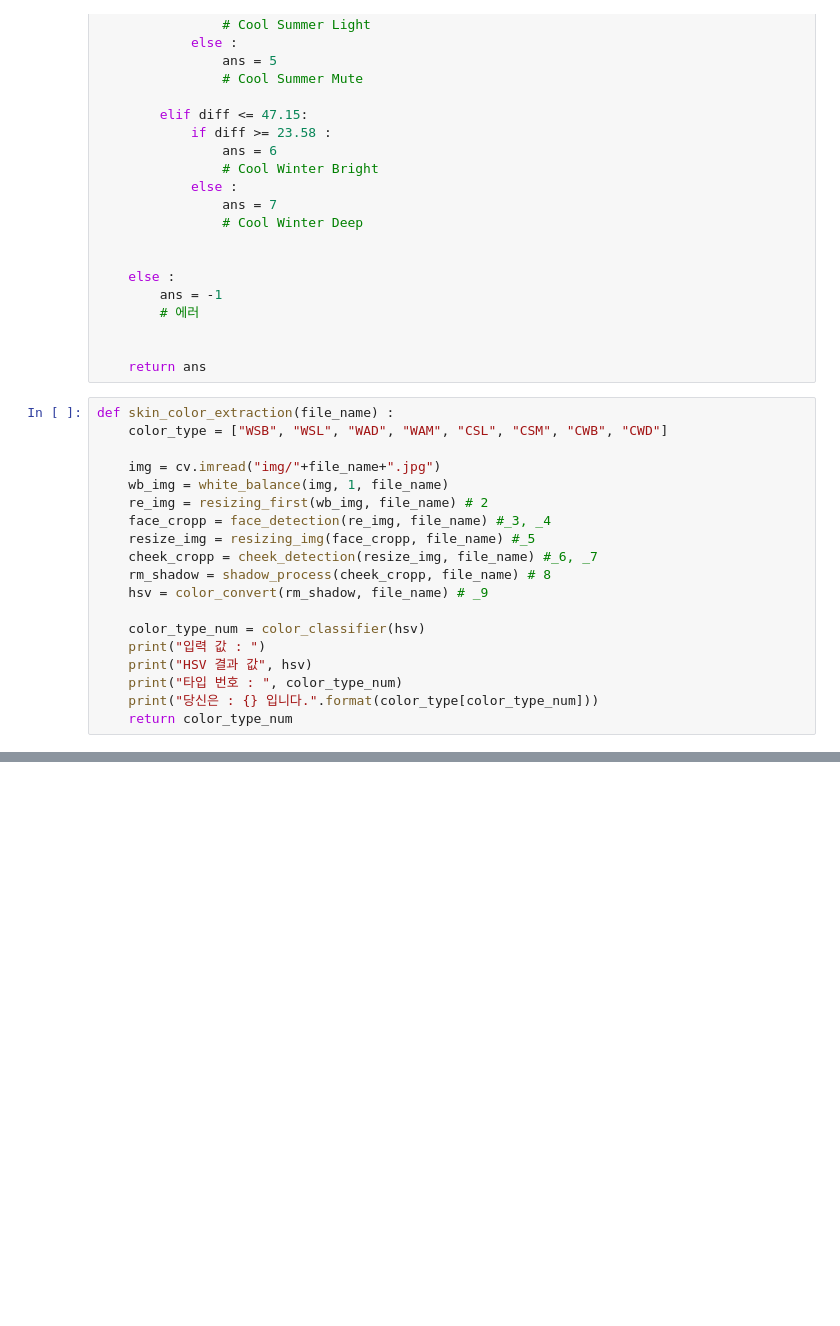
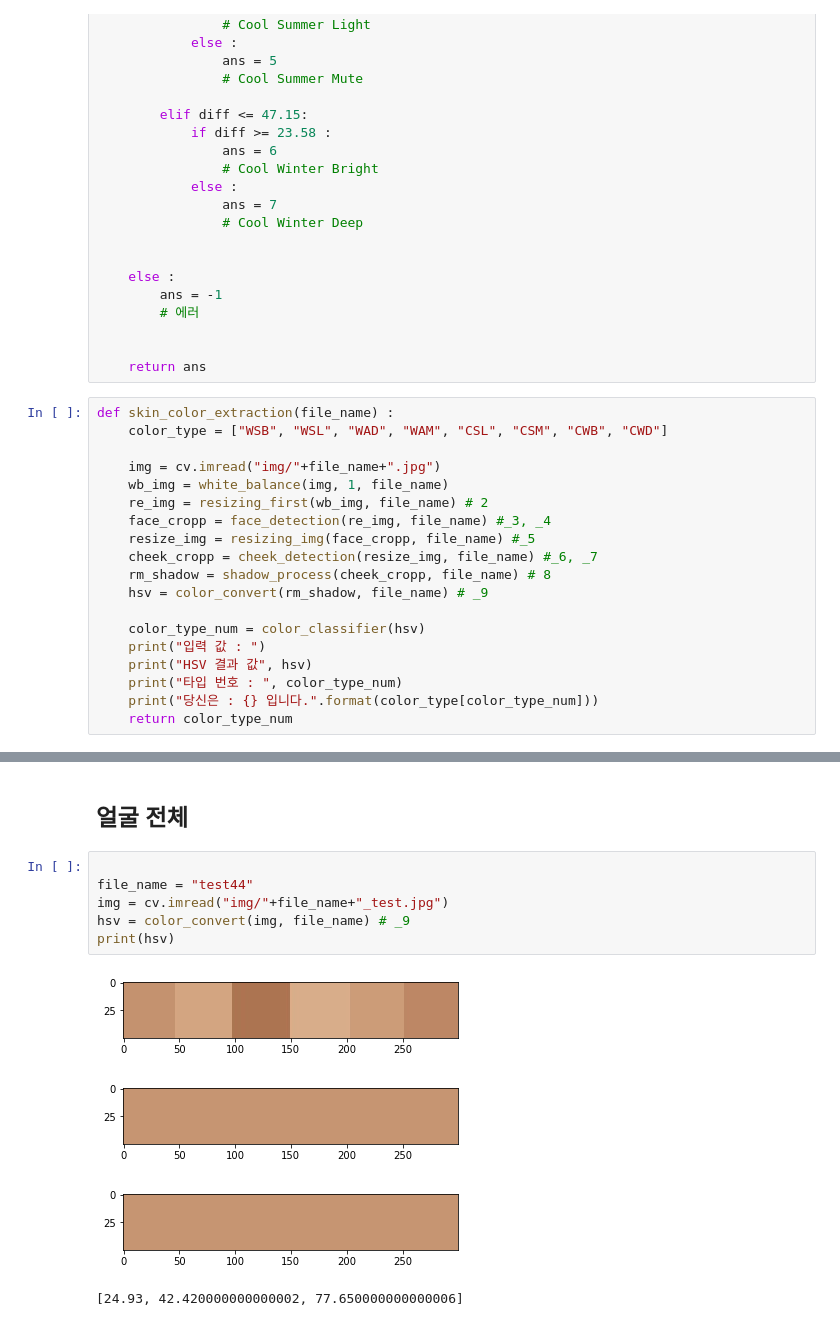
Before and after one commit to slmteruto/CAI, a Jupyter notebook: yhs/skin_color_extraction_total.ipynb, the cells around one changed output, grey strips where cells are left out. Cells and saved outputs as stored; diff of their text form; blank space fills up the shorter version.

```diff
--- a/yhs/skin_color_extraction_total.ipynb
+++ b/yhs/skin_color_extraction_total.ipynb
@@ -435,0 +631,13 @@ HSV 결과 값 [19.66, 38.25, 71.760000000000005]
+# %% [markdown]
+## 얼굴 전체
+# %%
+
+file_name = "test44"
+img = cv.imread("img/"+file_name+"_test.jpg")
+hsv = color_convert(img, file_name) # _9
+print(hsv)
+# %% [output]
+[figure, added]
+[figure, added]
+[figure, added]
+[24.93, 42.420000000000002, 77.650000000000006]
```
Also changed, not shown: parts of 10 cells of this notebook.
